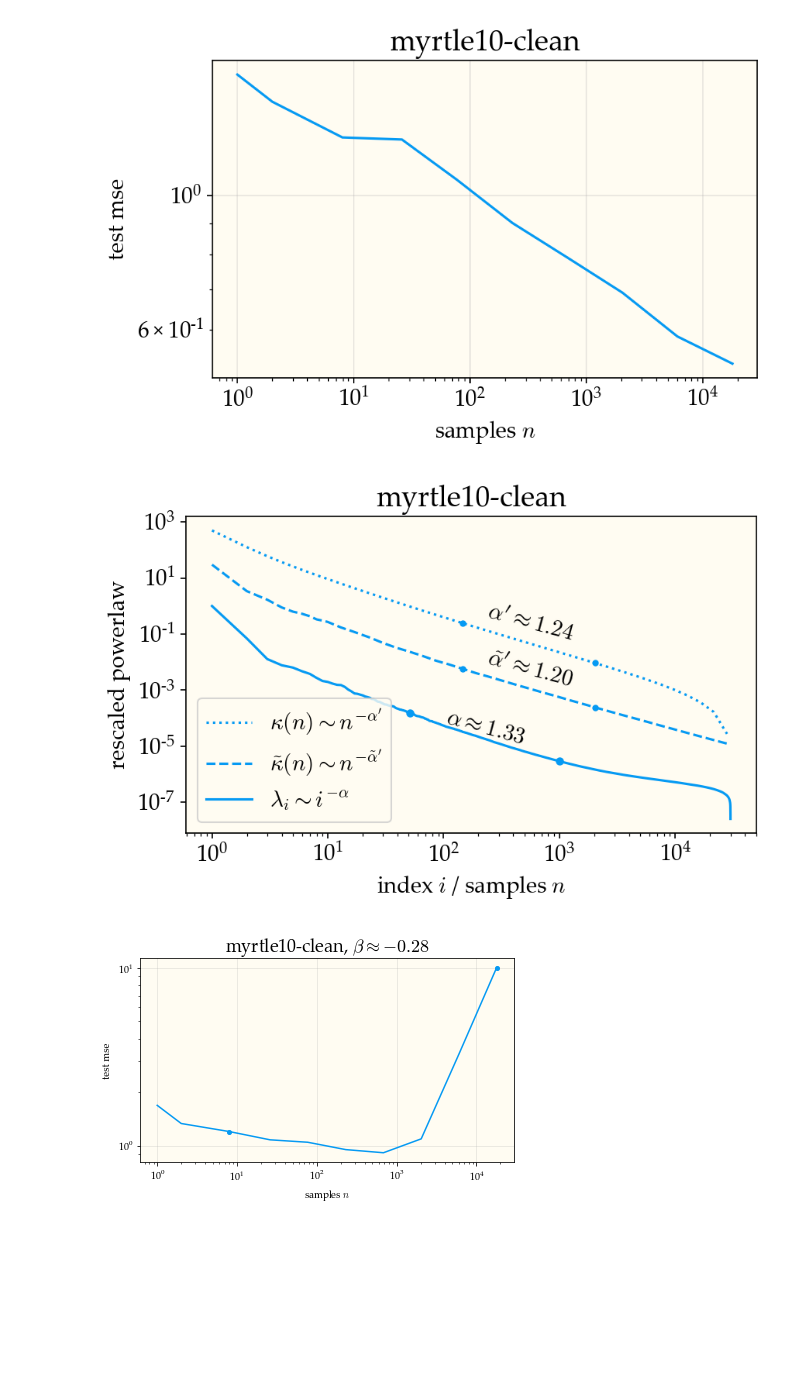
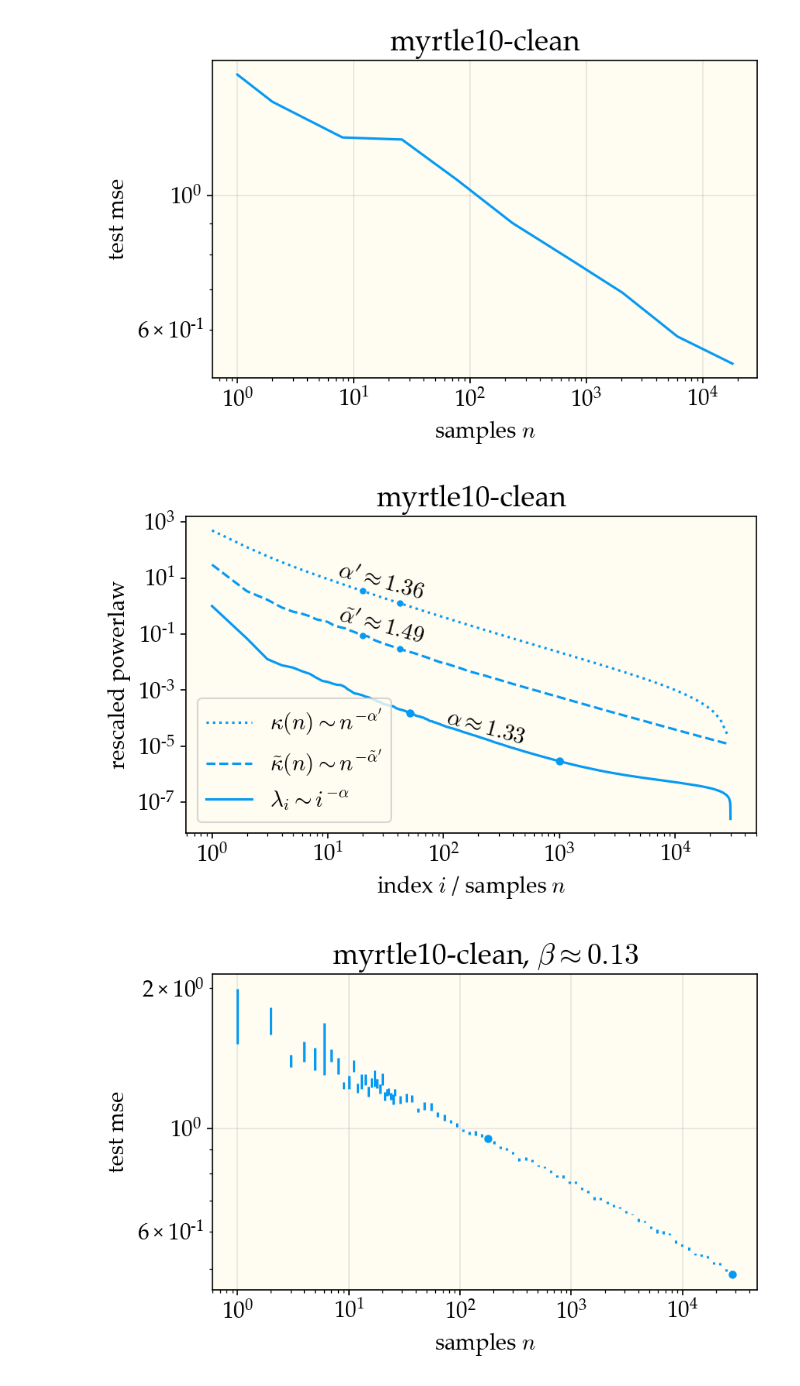
Before and after one commit to dkarkada/more-is-better, a Jupyter notebook: powerlaws.ipynb, the cells around one changed output. Saved outputs shown, nothing was run; the diff lists cells and outputs as text; code cells hidden in the pictures; blank space fills up the shorter version.

```diff
--- a/powerlaws.ipynb
+++ b/powerlaws.ipynb
@@ -21,10 +21,10 @@ EXPT_NUM = 0
 DEPTH = 10
 
 expt = ExptDetails(EXPT_NUM, DEPTH, DATASET_NAME)
-work_dir = f"eigdata/eigdata/{expt.expt_name}"
+work_dir = f"results/{expt.expt_name}"
 with open(f"{work_dir}/eigdata.file", 'rb') as handle:
     eigdata = pickle.load(handle)
-with open(f"{work_dir}/eigdebug.file", 'rb') as handle:
+with open(f"{work_dir}/eigstats.file", 'rb') as handle:
     eigstats = pickle.load(handle)
 # %%
 ax = plt.gca()
@@ -54,11 +54,11 @@ plt.show()
 # %%
 ax = plt.gca()
 
-sizes = int_logspace(0, np.log10(28000), num=40, base=10)
-eigvals = eigdata[30000]["eigvals"]
+eigvals = eigstats["eigvals"]
 n = len(eigvals)
 idxs = 1 + np.arange(n)
 
+sizes = eigstats["sizes"]
 f1, f2 = 500, 30
 all_endpts = [[50, 1000], [30, 1000], [80, 6000], [20, 300]]
 rot = -15
@@ -120,34 +120,34 @@ plt.ylabel("rescaled powerlaw")
 plt.tight_layout()
 plt.show()
 # %% [output]
-[figure, old version]
+[figure, new version]
 # %%
 ax = plt.gca()
 
 color = get_color(0)
 sizes = eigstats["sizes"]
 test_mses = eigstats["test_mses"]
 test_mean, test_std = test_mses.mean(axis=0), test_mses.std(axis=0)
 n_trials = test_mses.shape[0]
 
 ax.errorbar(sizes, test_mean, yerr=test_std/np.sqrt(n_trials), ls='none', color=color)
 
-start, end = 10, len(sizes)-1
+start, end = 40, len(sizes)-1
 endpts = [start, end]
 x1, x2 = sizes[endpts]
 y1, y2 = test_mean[endpts]
 beta = -np.log(y2/y1) / np.log(x2/x1)
 ax.plot((x1, x2), (y1, y2), color=color, ls='none',
         marker='.', markersize=8)
 
 ax.set_title(f"{expt.expt_name}, $\\beta\\approx{{{beta:.2f}}}$")
 ax.set_xscale('log')
 ax.set_yscale('log')
 
 ax.set_xlabel('samples $n$')
 ax.set_ylabel('test mse')
 plt.tight_layout()
 plt.grid(alpha=0.3)
 plt.show()
 # %% [output]
-[figure, old version]
+[figure, new version]
```
Also changed, not shown: 7 other files.
